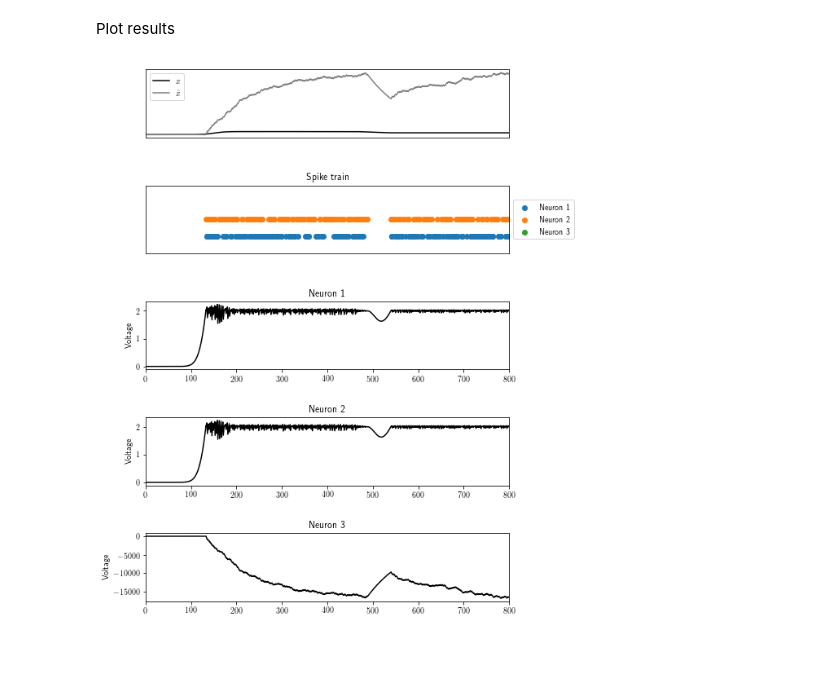
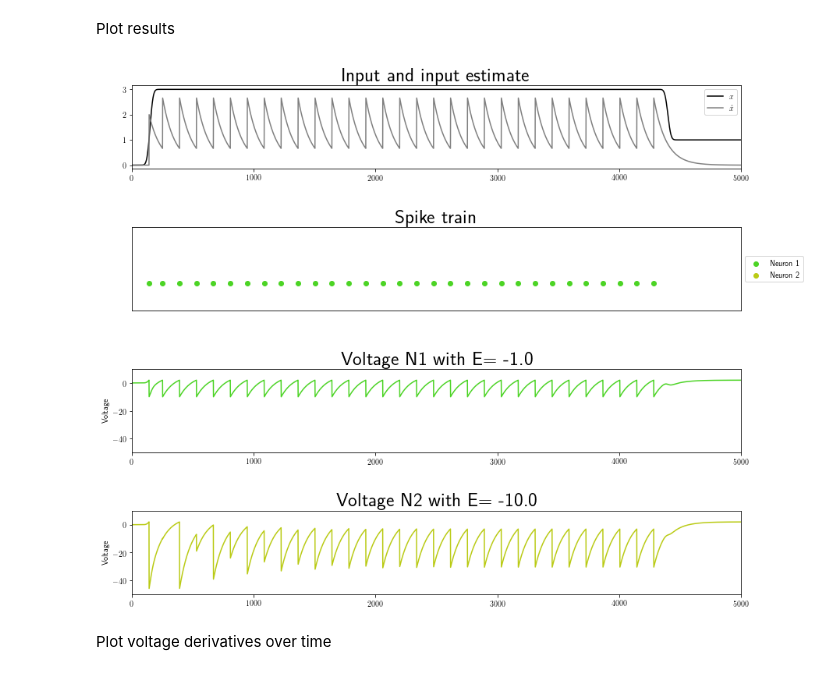
Before and after one commit to ABra1993/LisbonLab, a Jupyter notebook: Conductance_SNN.ipynb, the cells around one changed output. Cells and saved outputs as stored; diff of their text form; code cells hidden in the pictures; blank space fills up the shorter version.

```diff
--- a/Conductance_SNN.ipynb
+++ b/Conductance_SNN.ipynb
@@ -178,30 +266,26 @@ def initialize_params_homogeneous(N, dt, iterations, gamma, mu):
     voltage = np.zeros((N, iterations))
 
     # ''output kernel''
-    weight = np.ones((1, N)) * gamma
-
-#     weight = np.ones((N, N))
-#     weight[0][0] = 1
-#     weight[0][1] = 0
-#     weight[1][0] = -0.1
-#     weight[1][1] = 1
+    D = np.ones((1, N)) * gamma
 
     # threshold
-    T = (gamma**2) / 2 + mu/2
+    T = []
+    for i in range(N):
+        T.append((D[0][i] ** 2)/2 + mu/2)
 
-    return (t, x_est, o, voltage, weight, T)
+    return (t, x_est, o, voltage, D, T)
 # %% [markdown]
 Create time varying signal
 # %%
-def TVS_homogeneous():
+def TVS_homogeneous(c_upp=3):
 
     # create time-varying signal
-    x = 5
+    x = c_upp
     x_t = np.ones(iterations) * x
 
     step = 150
     x_t[0:step] = 0
-    x_t[iterations - 2 * step:iterations] = 3
+    x_t[iterations - 4 * step:iterations] = 1
 
     x = gaussian_filter1d(x_t, sigma=20) # smooth signal
 
@@ -289,25 +379,26 @@ def plot_homogeneous():
 
         counter = counter + 1
 # %%
-N = 3
-dt = 0.01
-iterations = 800
-gamma = 2
-mu = 0 #regularization
+# Run simulation and plot results for given parameters
+N = 2                       # number of neurons
+c_upp = 3                   # value input signal
+dt = 0.01                   # step size
+iterations = 5000           # number of time steps
+gamma = 2                   # weights
+mu = 0                      # regularization
+color = colors(N)           # return set of colors
+# dVdt_all = np.zeros((N, iterations))
 
-# reversal
-E = np.zeros((N, 1))
+# initliaze reversal potentials
+E = np.ones(N) * -1
+E[1] = -10
 
-E_e = 2
-E_i = -80
-
-E[0] = E_e
-E[1] = E_e
-E[2] = E_i
-
-t, x_est, o, voltage, weight, T = initialize_params_homogeneous(N, dt, iterations, gamma, mu)
-x,c = TVS_homogeneous()
-run_homogeneous()
-plot_homogeneous()
+# run simulation
+t, x_est, o, voltage, D, T = initialize_params_homogeneous(N, dt, iterations, gamma, mu)
+x,c = TVS_homogeneous(c_upp)
+run_homogeneous(E, noise_signal=0)
+plot_homogeneous(E, color, plot_voltage=1)
 # %% [output]
-[figure, old version]
+[figure, new version]
+# %% [markdown]
+Plot voltage derivatives over time
```
Also changed, not shown: parts of 34 cells of this notebook, 4 other files.
